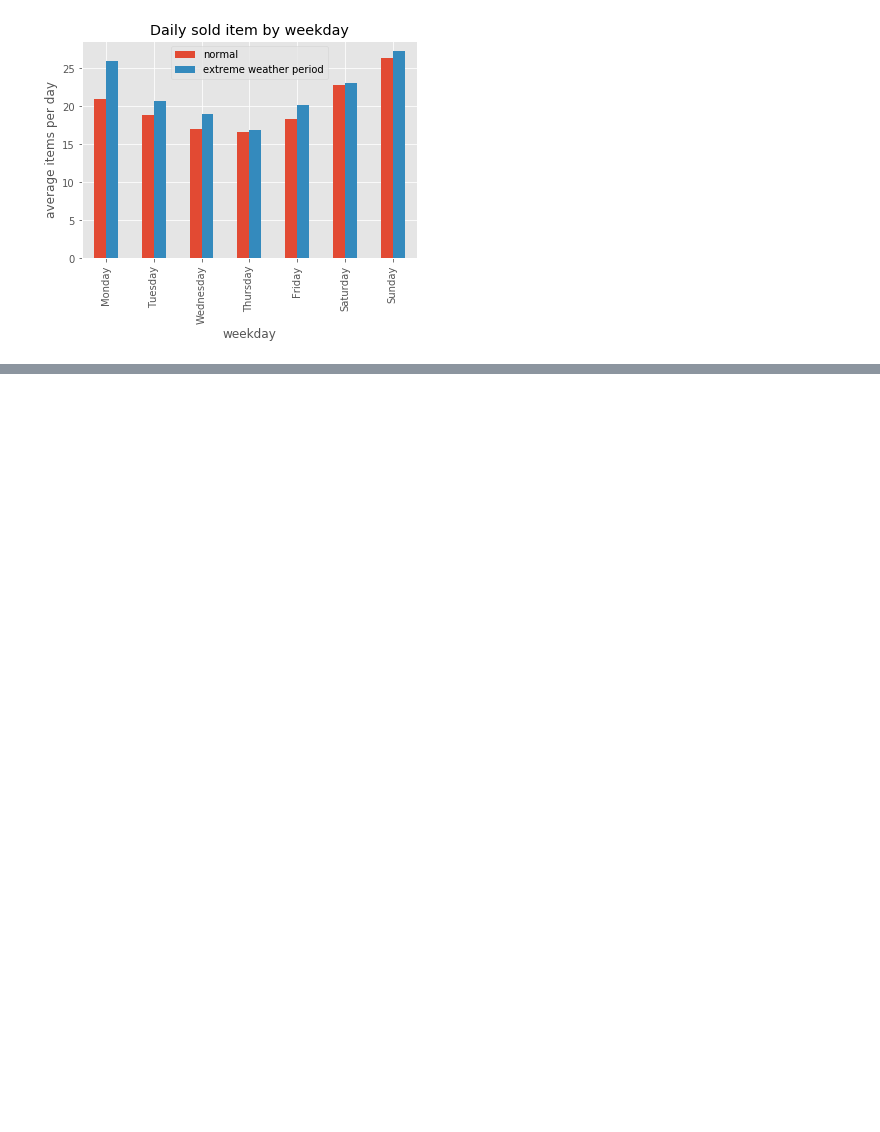
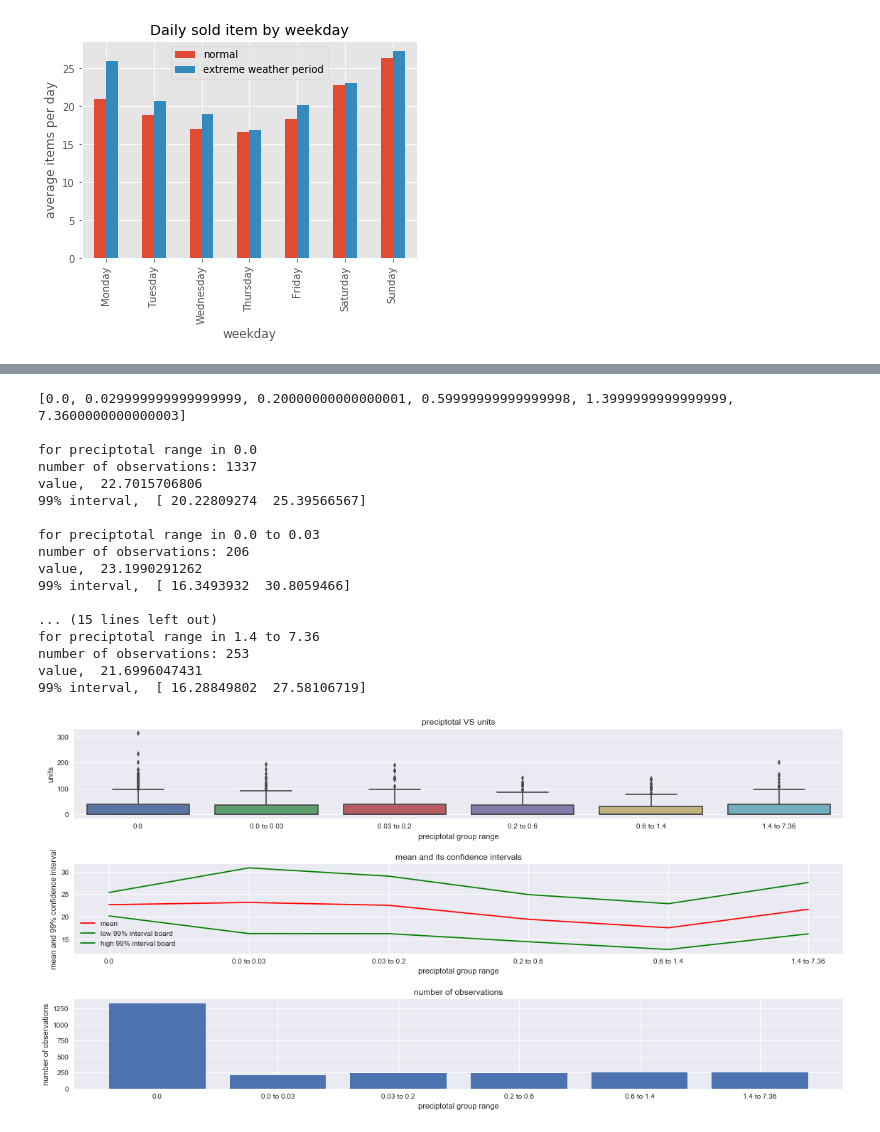
Before and after one commit to ZackCode/Capstone1_Walmert_Sales, a Jupyter notebook: recruiting-competition-practice/reports/data_storytelling_part_2.ipynb, the cells around one changed output, grey strips where cells are left out. Saved outputs shown, nothing was run; the diff lists cells and outputs as text; code cells hidden in the pictures; blank space fills up the shorter version.

```diff
--- a/recruiting-competition-practice/reports/data_storytelling_part_2.ipynb
+++ b/recruiting-competition-practice/reports/data_storytelling_part_2.ipynb
@@ -199,0 +294,23 @@ array([ 0.,  0.,  0.,  0.,  0.,  0.])
+# %%
+mask = (df_severeWeather['item_nbr'] == 5)
+data = df_severeWeather.loc[mask,['units','preciptotal']]
+cont_boxplot(data,'preciptotal','units',seg=10)
+# %% [output]
+[0.0, 0.029999999999999999, 0.20000000000000001, 0.59999999999999998, 1.3999999999999999, 7.3600000000000003]
+
+for preciptotal range in 0.0
+number of observations: 1337
+value,  22.7015706806
+99% interval,  [ 20.22809274  25.39566567]
+
+for preciptotal range in 0.0 to 0.03
+number of observations: 206
+value,  23.1990291262
+99% interval,  [ 16.3493932  30.8059466]
+
+... (15 lines left out)
+for preciptotal range in 1.4 to 7.36
+number of observations: 253
+value,  21.6996047431
+99% interval,  [ 16.28849802  27.58106719]
+[figure, added]
```
Also changed, not shown: parts of 25 cells of this notebook.
